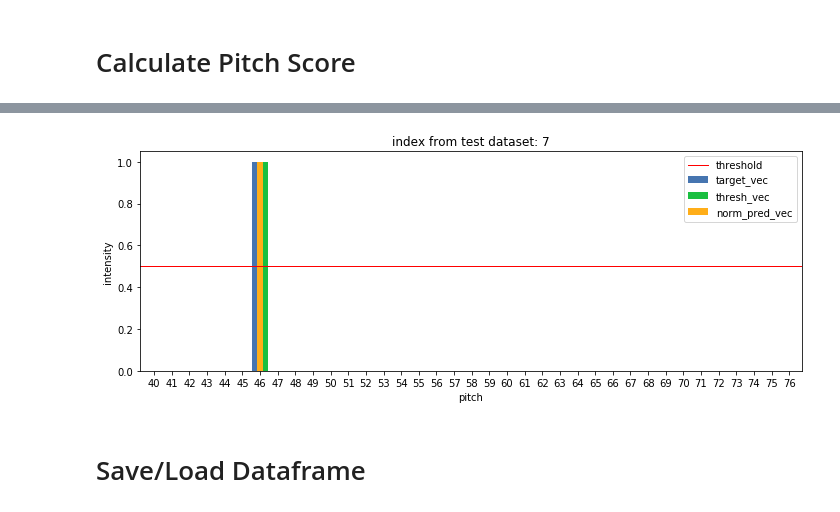
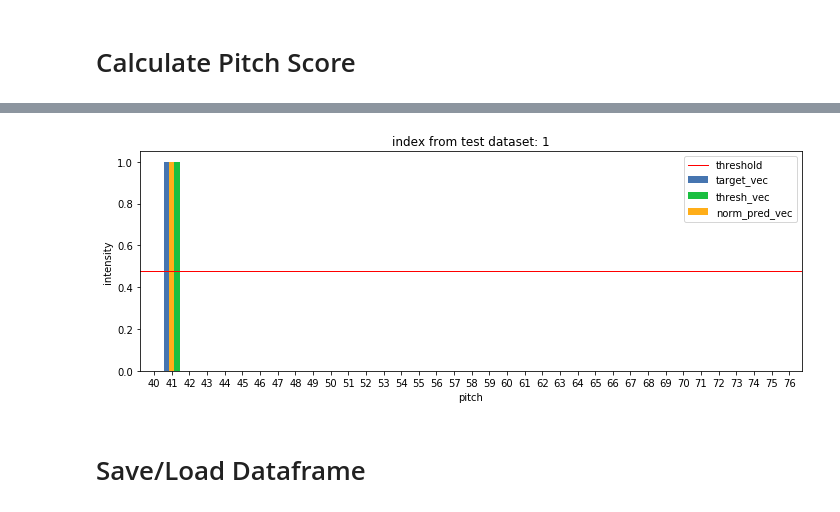
Before and after one commit to deiruch/AMt, a Jupyter notebook: AMt_Regularisation.ipynb, the cells around one changed output, grey strips where cells are left out. Cells and saved outputs as stored; diff of their text form; code cells hidden in the pictures.

```diff
--- a/AMt_Regularisation.ipynb
+++ b/AMt_Regularisation.ipynb
@@ -180,27 +210,27 @@ for amplitude in amplitudes:
     cost_function = 0
     penalty = 0
 
-    for k in range(len_lambs):
-        #penalty += lambs[k] * lambs[k]
-        penalty += lambs[k]
+    for i in range(len_lambs):
+        #penalty += lambs[i] * lambs[i]
+        penalty += lambs[i]
 
-    for sgn in range(len_amplitude):
-        x[sgn].lb = x[sgn].ub = amplitude[sgn]
+    for f in range(len_amplitude):
+        signal[f].lb = signal[f].ub = amplitude[f]
 
-    for sgn in range(len_amplitude):
+    for f in range(len_amplitude):
         approx_sgn = 0
 
-        for i in range(len_lambs):
-            approx_sgn += ref_notes[i][sgn] * lambs[i]
+        for r in range(len_lambs):
+            approx_sgn += ref_tones[r][f] * lambs[r]
 
-        deviation = x[sgn] - approx_sgn
+        deviation = signal[f] - approx_sgn
         cost_function += deviation * deviation
 
     #Params
-    m.params.outputflag = 0 # Infotext ausblenden
+    m.params.outputflag = 0 #infotext
     #m.params.Presolve = 0
 
-    m.setObjective(cost_function + gamma * penalty, GRB.MINIMIZE)
+    m.setObjective(cost_function + alpha * penalty, GRB.MINIMIZE)
     m.optimize()
 
     grb_time += m.Runtime
@@ -212,4 +242,7 @@ for amplitude in amplitudes:
             approx_v.append(v.x)
 
     pred_vec.append(approx_v)
+
+df_test['pred_vec'] = pred_vec
+df_test.head()
 # %% [output]
@@ -337,5 +292,0 @@ Wall time: 0 ns
-# %%
-# get all max values from norm_pred_vec
-max_val = []
-for i in df_test.norm_pred_vec:
-    max_val.append(np.amax(i))
@@ -342,17 +337,13 @@ for i in df_test.norm_pred_vec:
 # %%
-# thresholding vec_pred
-#%time
+# calc vector with best threshold
 thresholded_vec = []
 pitch_pred = []
-#threshold = max_val
-threshold = 0.5
 
 for j in range(len(df_test.norm_pred_vec)):
     thresh_vec = []
     vec = df_test.norm_pred_vec[j]
 
     for i in range(len(vec)):
-        #if vec[i] >= threshold[j]:
         if vec[i] >= threshold:
             thresh_vec.append(1)
         else:
@@ -363,5 +354,4 @@ for j in range(len(df_test.norm_pred_vec)):
 
 df_test['thresholded_vec'] = thresholded_vec
 df_test['pitch_pred'] = pitch_pred
-
-#df_test.head()
+df_test.head()
@@ -377,10 +365,8 @@ df_test['pitch_pred'] = pitch_pred
 # %%
-#plot_bar(0, 10, 4)
-test_pitch = 7
+test_pitch = 1
 plot_bar(df_test, test_pitch, 10, 4, threshold)
-#plot_bar(df_test, test_pitch, 10, 4)
 # %% [output]
-[figure, old version]
+[figure, new version]
 # %% [markdown]
 # Save/Load Dataframe
 # %%
```
Also changed, not shown: parts of 45 cells of this notebook, 2 other files.
